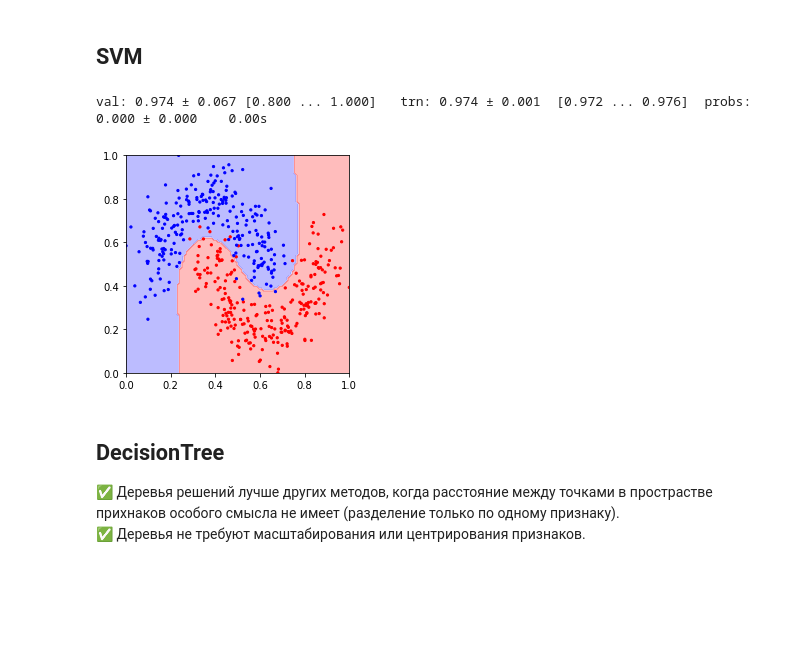
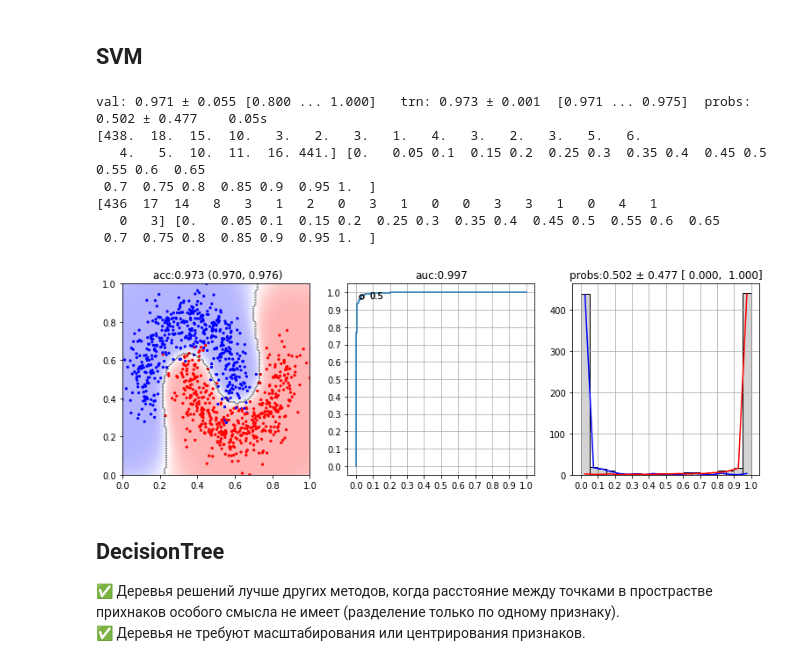
Before and after one commit to steps137/ML, a Jupyter notebook: ML/Classifiers.ipynb, the cells around one changed output. Cells and saved outputs as stored; diff of their text form; code cells hidden in the pictures; blank space fills up the shorter version.

```diff
--- a/ML/Classifiers.ipynb
+++ b/ML/Classifiers.ipynb
@@ -96,9 +123,9 @@ def plot_data(X, Y, lim=(0.,1.), clf = None, num = 100, prob = True, title=""):
 # %%
 #X, Y = generate_xor(num = 150)
 #X, Y = two_blobs(num = 250)
-X, Y = make_moons(n_samples=500, noise=0.2, random_state=42)  #
+X, Y = make_moons(n_samples=1000, noise=0.2, random_state=42)  #
 
 X = (X - X.min(axis=0))/(X.max(axis=0)-X.min(axis=0))
 print(X.shape, Y.shape)
-#plot_data(X,Y)
+plot_data(X,Y)
 # %% [output]
@@ -135,13 +169,19 @@ val: 0.974 ± 0.073 [0.600 ... 1.000]   trn: 0.976 ± 0.001  [0.974 ... 0.978]
 # %%
 from sklearn.svm import LinearSVC, SVC, NuSVC
 
-clf = SVC()
+clf = SVC(probability=True)
 
-eval_model(clf, X,Y, cv = 100, prob = False)
+eval_model(clf, X,Y, cv = 100, prob = True)
 plot_data(X, Y, clf = clf, prob = False)
 # %% [output]
-val: 0.974 ± 0.067 [0.800 ... 1.000]   trn: 0.974 ± 0.001  [0.972 ... 0.976]  probs: 0.000 ± 0.000    0.00s
+val: 0.971 ± 0.055 [0.800 ... 1.000]   trn: 0.973 ± 0.001  [0.971 ... 0.975]  probs: 0.502 ± 0.477    0.05s
+[438.  18.  15.  10.   3.   2.   3.   1.   4.   3.   2.   3.   5.   6.
+   4.   5.  10.  11.  16. 441.] [0.   0.05 0.1  0.15 0.2  0.25 0.3  0.35 0.4  0.45 0.5  0.55 0.6  0.65
+ 0.7  0.75 0.8  0.85 0.9  0.95 1.  ]
+[436  17  14   8   3   1   2   0   3   1   0   0   3   3   1   0   4   1
+   0   3] [0.   0.05 0.1  0.15 0.2  0.25 0.3  0.35 0.4  0.45 0.5  0.55 0.6  0.65
+ 0.7  0.75 0.8  0.85 0.9  0.95 1.  ]
-[figure, old version]
+[figure, new version]
 # %% [markdown]
 ## DecisionTree
 
```
Also changed, not shown: parts of 10 cells of this notebook, 13 other files.
